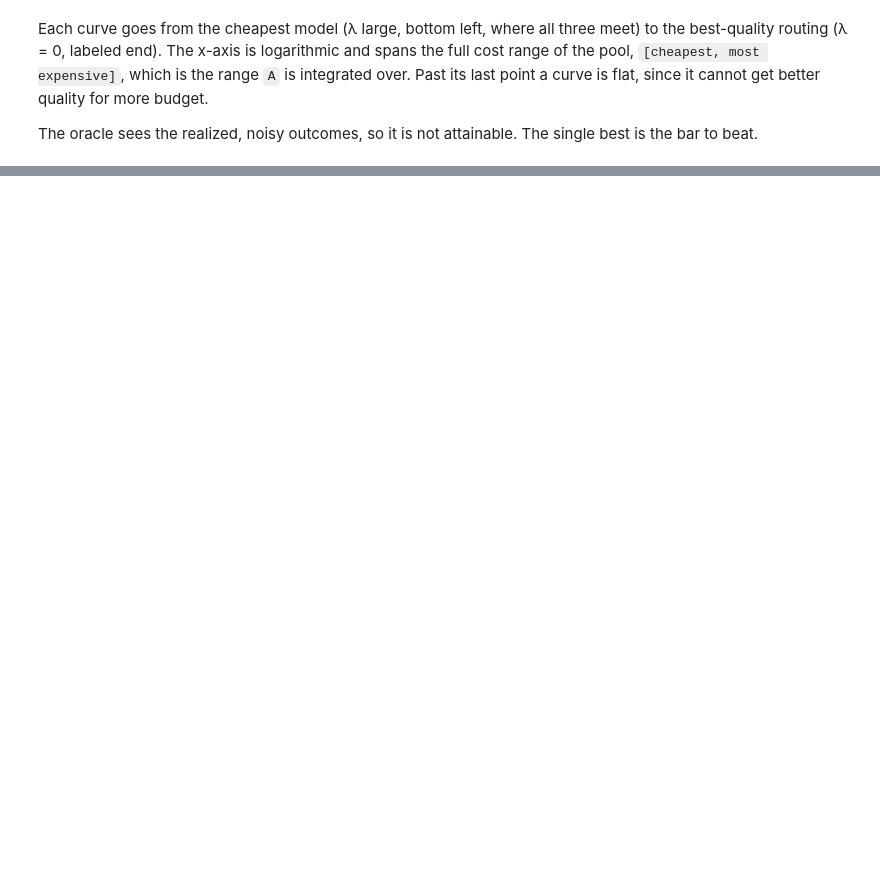
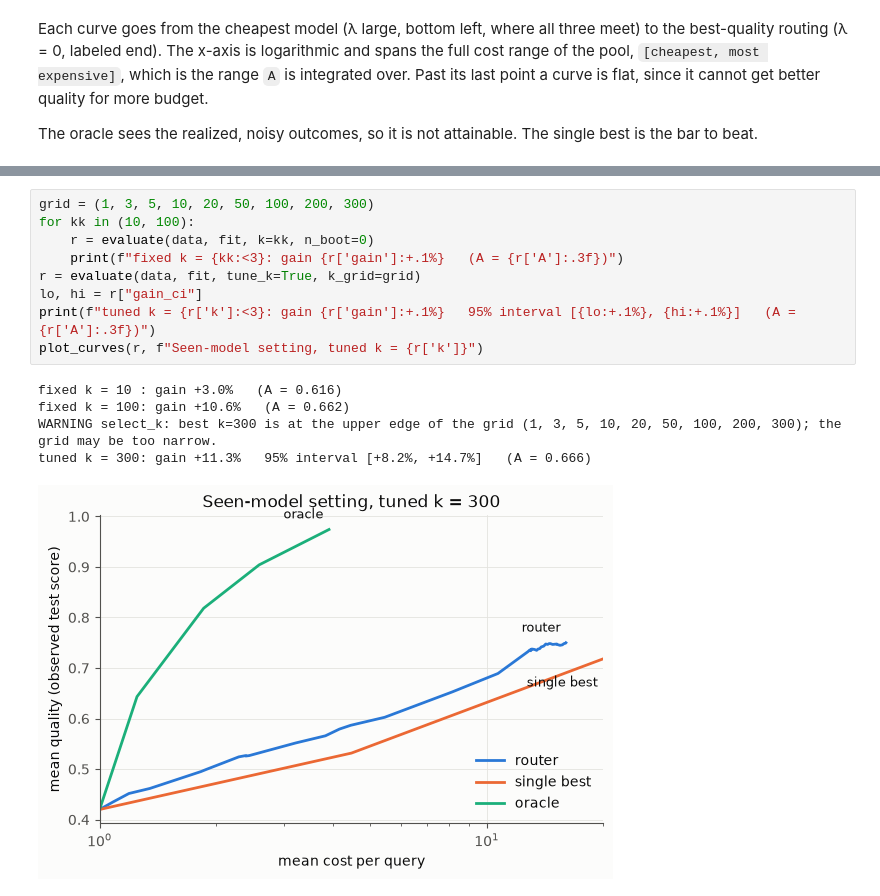
Before and after one commit to mpodolinsky/query-representation-learning, a Jupyter notebook: michal-harness/walkthrough.ipynb, the cells around one changed output, grey strips where cells are left out. Cells and saved outputs as stored; diff of their text form; blank space fills up the shorter version.

```diff
--- a/michal-harness/walkthrough.ipynb
+++ b/michal-harness/walkthrough.ipynb
@@ -146,0 +168,15 @@ gain over single best: +2.1%   (evaluate says +2.1%)
+# %%
+grid = (1, 3, 5, 10, 20, 50, 100, 200, 300)
+for kk in (10, 100):
+    r = evaluate(data, fit, k=kk, n_boot=0)
+    print(f"fixed k = {kk:<3}: gain {r['gain']:+.1%}   (A = {r['A']:.3f})")
+r = evaluate(data, fit, tune_k=True, k_grid=grid)
+lo, hi = r["gain_ci"]
+print(f"tuned k = {r['k']:<3}: gain {r['gain']:+.1%}   95% interval [{lo:+.1%}, {hi:+.1%}]   (A = {r['A']:.3f})")
+plot_curves(r, f"Seen-model setting, tuned k = {r['k']}")
+# %% [output]
+fixed k = 10 : gain +3.0%   (A = 0.616)
+fixed k = 100: gain +10.6%   (A = 0.662)
+WARNING select_k: best k=300 is at the upper edge of the grid (1, 3, 5, 10, 20, 50, 100, 200, 300); the grid may be too narrow.
+tuned k = 300: gain +11.3%   95% interval [+8.2%, +14.7%]   (A = 0.666)
+[figure, added]
```
Also changed, not shown: parts of 14 cells of this notebook, 4 other files.
